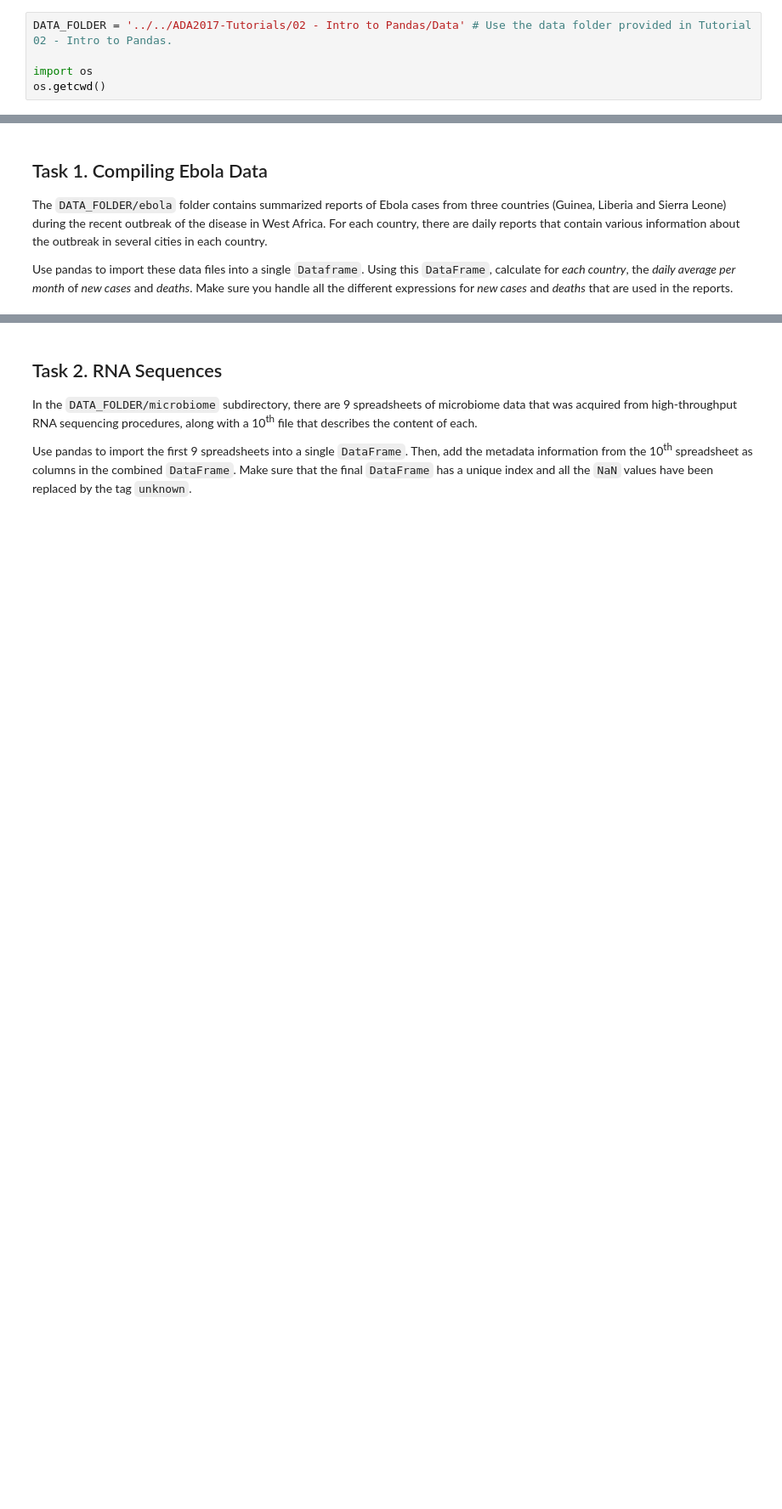
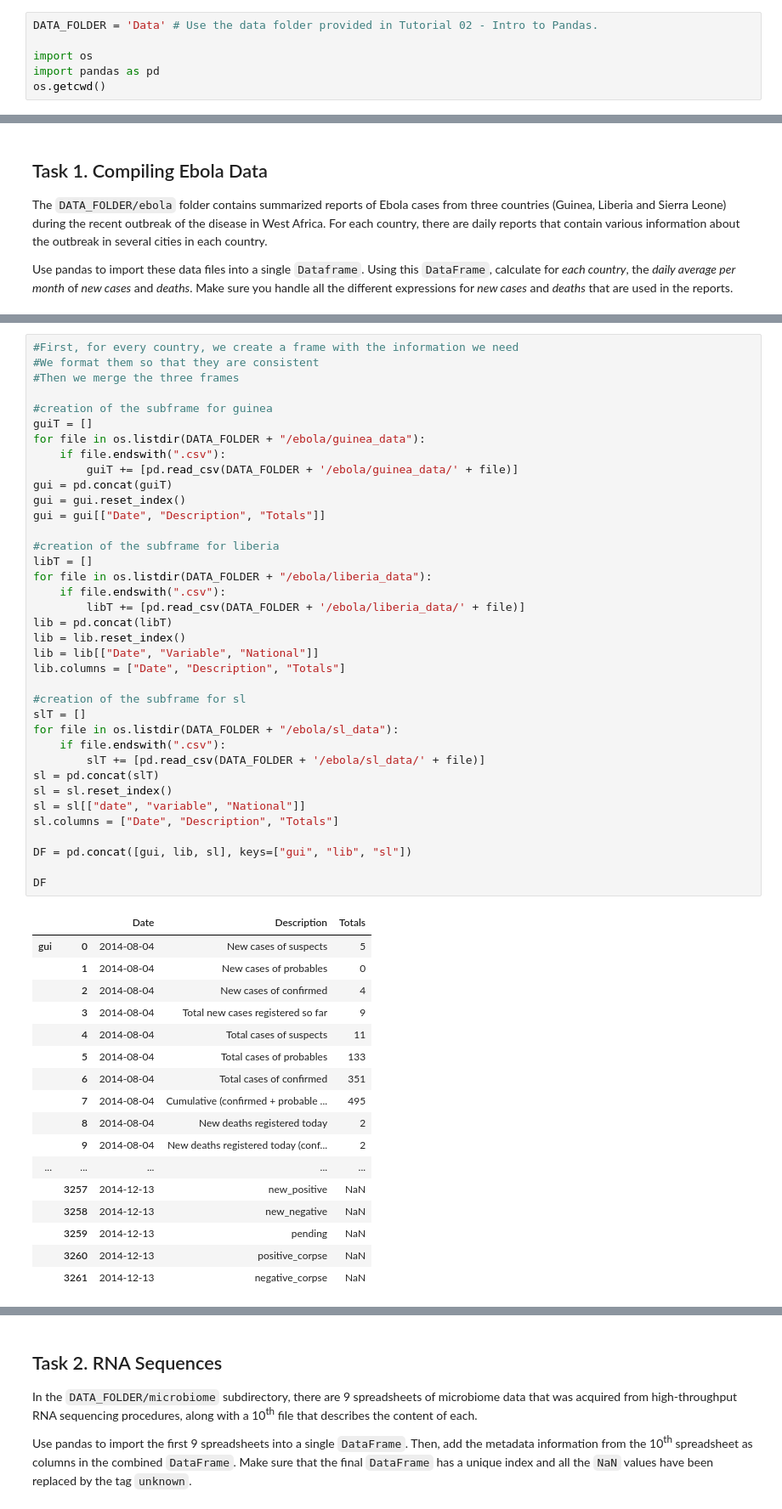
Before and after one commit to Redouane-Elghazi/ADA_ENPantouFLeS, a Jupyter notebook: HW1/Homework 1.ipynb, the cells around one changed output, grey strips where cells are left out. Shown at 85% size. Saved outputs shown, nothing was run; the diff lists cells and outputs as text; blank space fills up the shorter version.

Commit message:
Start of exo1 (Ebola)

```diff
--- a/HW1/Homework 1.ipynb
+++ b/HW1/Homework 1.ipynb
@@ -4,8 +4,9 @@
  <div class="lev1"><a href="#Task-2.-RNA-Sequences"><span class="toc-item-num">Task 2.&nbsp;&nbsp;</span>RNA Sequences</a></div>
  <div class="lev1"><a href="#Task-3.-Class-War-in-Titanic"><span class="toc-item-num">Task 3.&nbsp;&nbsp;</span>Class War in Titanic</a></div></p>
 # %%
-DATA_FOLDER = '../../ADA2017-Tutorials/02 - Intro to Pandas/Data' # Use the data folder provided in Tutorial 02 - Intro to Pandas.
+DATA_FOLDER = 'Data' # Use the data folder provided in Tutorial 02 - Intro to Pandas.
 
 import os
+import pandas as pd
 os.getcwd()
 # %% [output]
@@ -25,0 +22,55 @@ NameError: name 'cwdir' is not defined
+# %%
+#First, for every country, we create a frame with the information we need
+#We format them so that they are consistent
+#Then we merge the three frames
+
+#creation of the subframe for guinea
+guiT = []
+for file in os.listdir(DATA_FOLDER + "/ebola/guinea_data"):
+    if file.endswith(".csv"):
+        guiT += [pd.read_csv(DATA_FOLDER + '/ebola/guinea_data/' + file)]
+gui = pd.concat(guiT)
+gui = gui.reset_index()
+gui = gui[["Date", "Description", "Totals"]]
+
+#creation of the subframe for liberia
+libT = []
+for file in os.listdir(DATA_FOLDER + "/ebola/liberia_data"):
+    if file.endswith(".csv"):
+        libT += [pd.read_csv(DATA_FOLDER + '/ebola/liberia_data/' + file)]
+lib = pd.concat(libT)
+lib = lib.reset_index()
+lib = lib[["Date", "Variable", "National"]]
+lib.columns = ["Date", "Description", "Totals"]
+
+#creation of the subframe for sl
+slT = []
+for file in os.listdir(DATA_FOLDER + "/ebola/sl_data"):
+    if file.endswith(".csv"):
+        slT += [pd.read_csv(DATA_FOLDER + '/ebola/sl_data/' + file)]
+sl = pd.concat(slT)
+sl = sl.reset_index()
+sl = sl[["date", "variable", "National"]]
+sl.columns = ["Date", "Description", "Totals"]
+
+DF = pd.concat([gui, lib, sl], keys=["gui", "lib", "sl"])
+
+DF
+# %% [output]
+|  |  | Date | Description | Totals |
+| gui | 0 | 2014-08-04 | New cases of suspects | 5 |
+|  | 1 | 2014-08-04 | New cases of probables | 0 |
+|  | 2 | 2014-08-04 | New cases of confirmed | 4 |
+|  | 3 | 2014-08-04 | Total new cases registered so far | 9 |
+|  | 4 | 2014-08-04 | Total cases of suspects | 11 |
+|  | 5 | 2014-08-04 | Total cases of probables | 133 |
+|  | 6 | 2014-08-04 | Total cases of confirmed | 351 |
+|  | 7 | 2014-08-04 | Cumulative (confirmed + probable ... | 495 |
+|  | 8 | 2014-08-04 | New deaths registered today | 2 |
+|  | 9 | 2014-08-04 | New deaths registered today (conf... | 2 |
+| ... | ... | ... | ... | ... |
+|  | 3257 | 2014-12-13 | new_positive | NaN |
+|  | 3258 | 2014-12-13 | new_negative | NaN |
+|  | 3259 | 2014-12-13 | pending | NaN |
+|  | 3260 | 2014-12-13 | positive_corpse | NaN |
+|  | 3261 | 2014-12-13 | negative_corpse | NaN |
```
Also changed, not shown: parts of 3 cells of this notebook.
